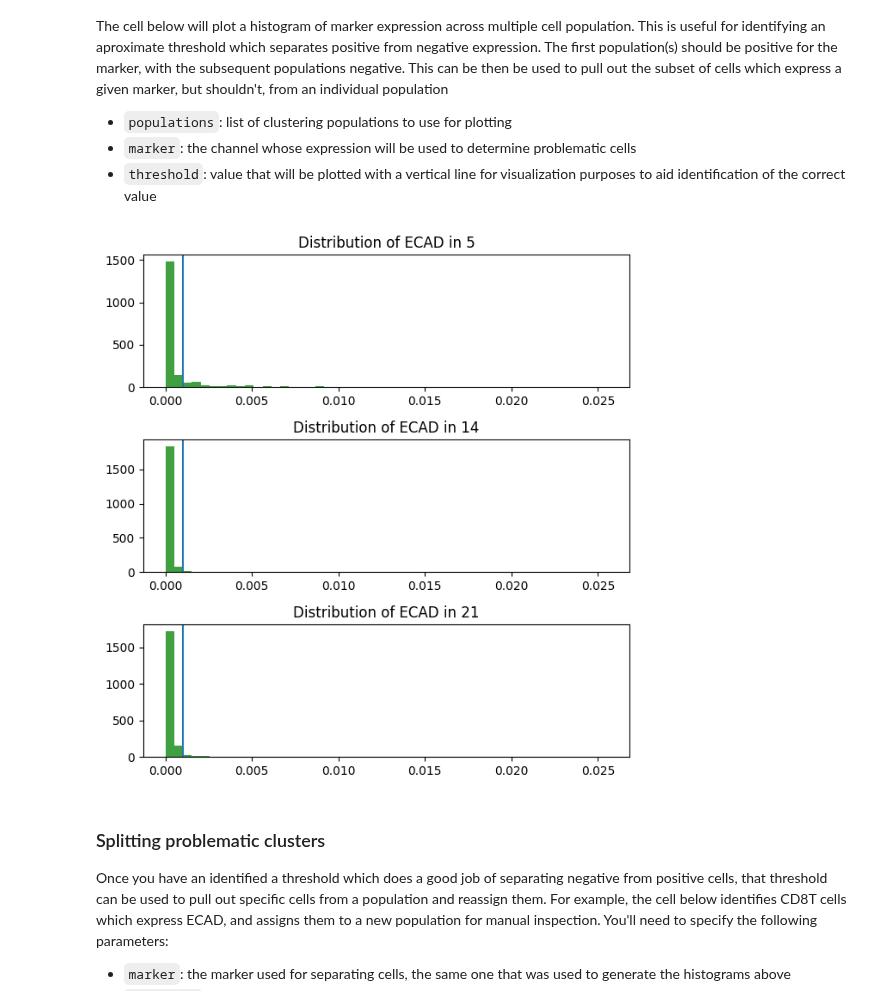
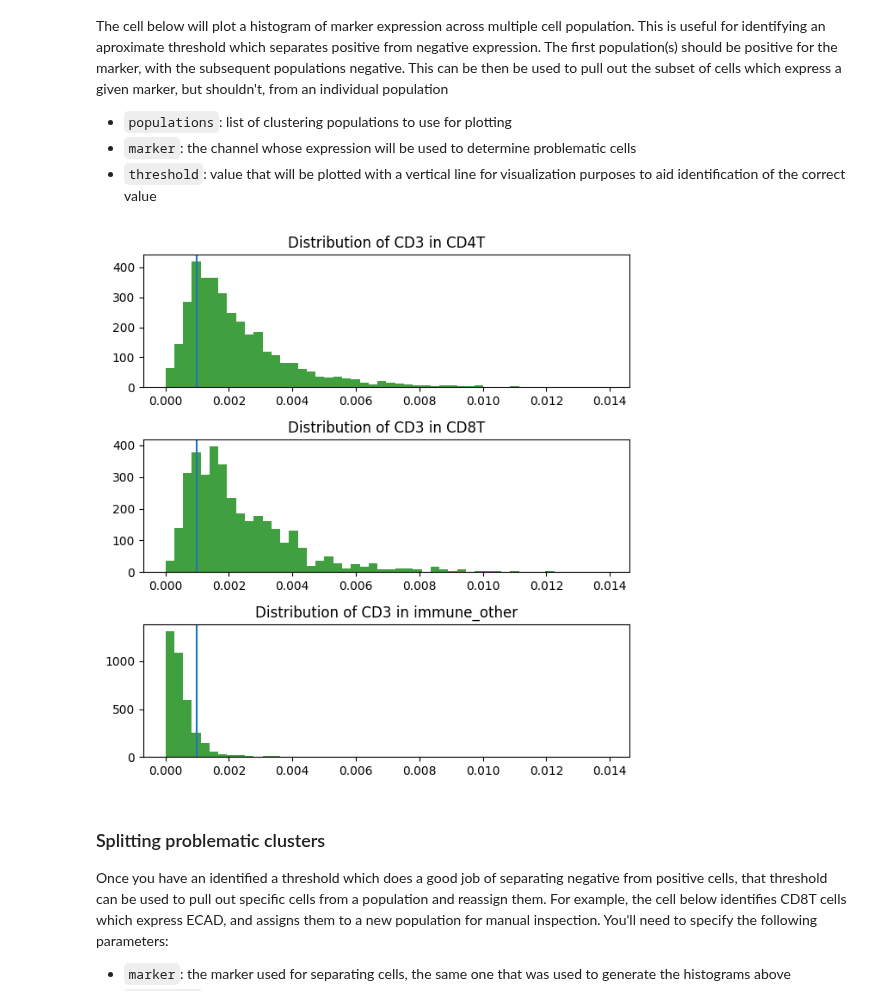
Before and after one commit to angelolab/ark-analysis, a Jupyter notebook: templates/4_Post_Clustering.ipynb, the cells around one changed output. Drawn from its saved outputs; the diff is of its cells as text; code cells hidden in the pictures.

```diff
--- a/templates/4_Post_Clustering.ipynb
+++ b/templates/4_Post_Clustering.ipynb
@@ -63,13 +67,13 @@ The cell below will plot a histogram of marker expression across multiple cell p
 * `threshold`: value that will be plotted with a vertical line for visualization purposes to aid identification of the correct value
 # %%
 # This cell can be re-run to identify different thresholds and different populations that need adjusting
-populations = [5, 14, 21]
-marker = 'ECAD'
+populations = ['CD4T', 'CD8T', "immune_other"]
+marker = 'CD3'
 threshold = 0.001
 
 plot_hist_thresholds(cell_table=cell_table, populations=populations, marker=marker, threshold=threshold)
 # %% [output]
-[figure, old version]
+[figure, new version]
 # %% [markdown]
 ### Splitting problematic clusters
 Once you have an identified a threshold which does a good job of separating negative from positive cells, that threshold can be used to pull out specific cells from a population and reassign them. For example, the cell below identifies CD8T cells which express ECAD, and assigns them to a new population for manual inspection. You'll need to specify the following parameters:
```
Also changed, not shown: parts of 6 cells of this notebook, 2 other files.
